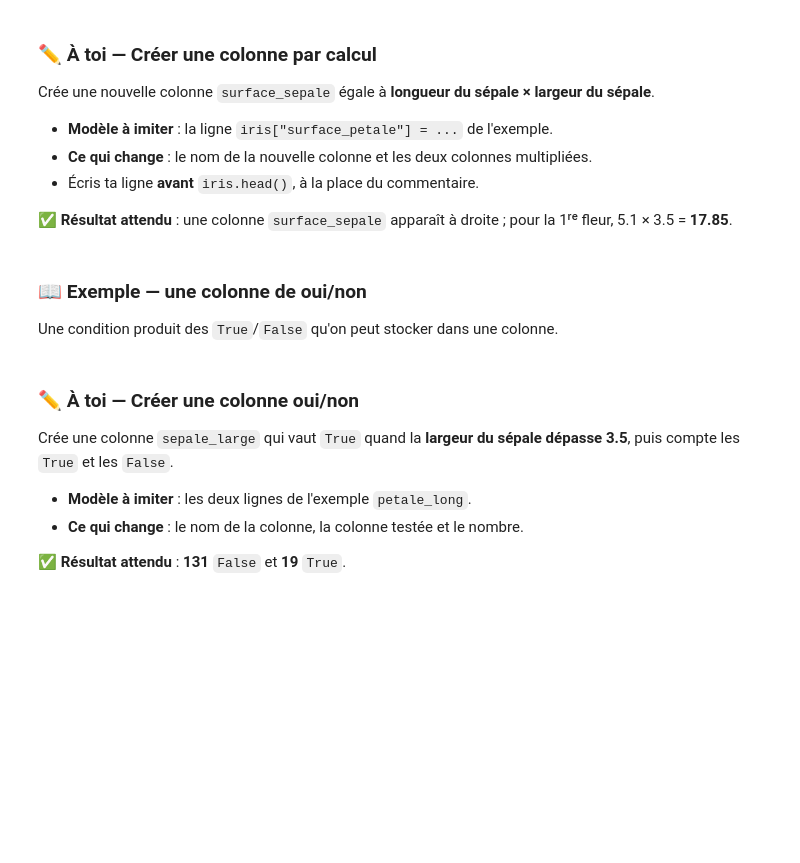
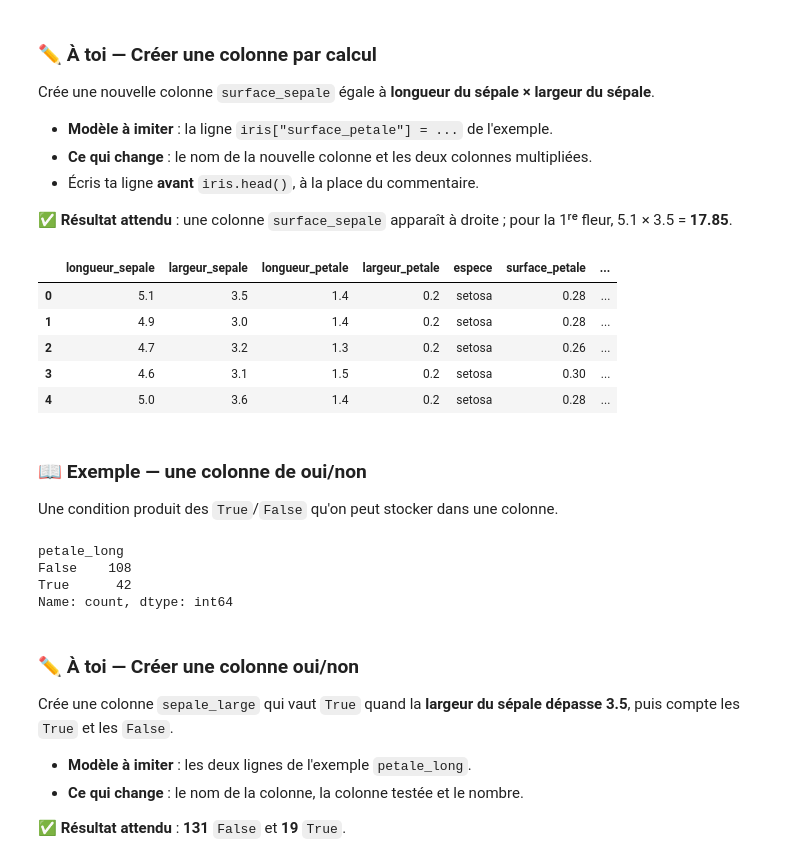
Before and after one commit to Franck-LF/05_Python_Iris, a Jupyter notebook: 1_imiter_pandas_iris.ipynb, the cells around one changed output. Drawn from its saved outputs; the diff is of its cells as text; code cells hidden in the pictures; blank space fills up the shorter version.

```diff
--- a/1_imiter_pandas_iris.ipynb
+++ b/1_imiter_pandas_iris.ipynb
@@ -408,14 +478,26 @@ Crée une nouvelle colonne `surface_sepale` égale à **longueur du sépale × l
 ✅ **Résultat attendu** : une colonne `surface_sepale` apparaît à droite ; pour la 1ʳᵉ fleur, 5.1 × 3.5 = **17.85**.
 # %%
 # Écris ta ligne de code ici
-
+iris["surface_sepale"] = iris["longueur_sepale"] * iris["largeur_sepale"]
 iris.head()
+# %% [output]
+|  | longueur_sepale | largeur_sepale | longueur_petale | largeur_petale | espece | surface_petale | ... |
+| 0 | 5.1 | 3.5 | 1.4 | 0.2 | setosa | 0.28 | ... |
+| 1 | 4.9 | 3.0 | 1.4 | 0.2 | setosa | 0.28 | ... |
+| 2 | 4.7 | 3.2 | 1.3 | 0.2 | setosa | 0.26 | ... |
+| 3 | 4.6 | 3.1 | 1.5 | 0.2 | setosa | 0.30 | ... |
+| 4 | 5.0 | 3.6 | 1.4 | 0.2 | setosa | 0.28 | ... |
 # %% [markdown]
 ### 📖 Exemple — une colonne de oui/non
 Une condition produit des `True`/`False` qu'on peut stocker dans une colonne.
 # %%
 iris["petale_long"] = iris["longueur_petale"] > 5
 iris["petale_long"].value_counts()
+# %% [output]
+petale_long
+False    108
+True      42
+Name: count, dtype: int64
 # %% [markdown]
 ### ✏️ À toi — Créer une colonne oui/non
 
```
Also changed, not shown: parts of 33 cells of this notebook, 2 other files.
